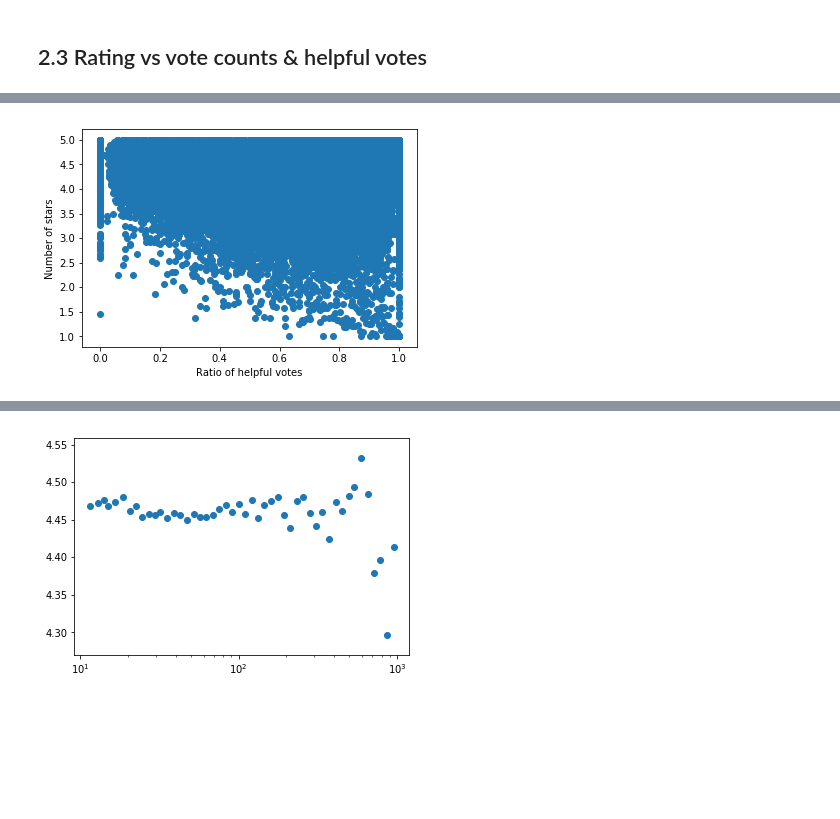
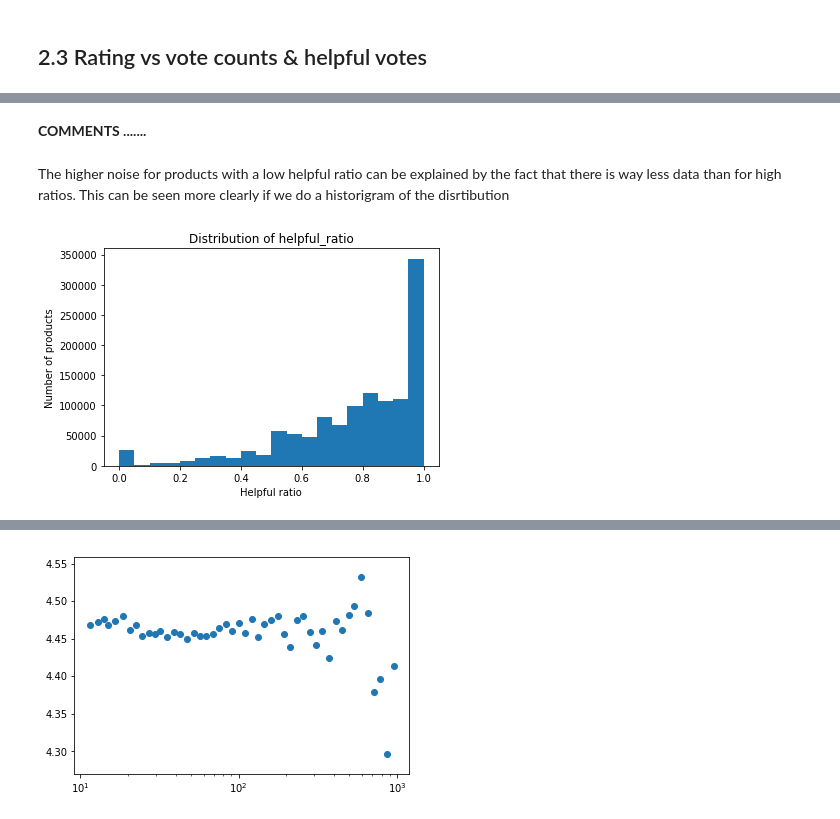
Before and after one commit to Billotais/cs_401_project, a Jupyter notebook: notebook.ipynb, the cells around one changed output, grey strips where cells are left out. Cells and saved outputs as stored; diff of their text form; code cells hidden in the pictures; blank space fills up the shorter version.

Commit message:
Commented for helpful_ratio

```diff
--- a/notebook.ipynb
+++ b/notebook.ipynb
@@ -109,5 +115,3 @@ def group_by_product(data):
 
 
     return avg_stars
-# %%
-data = keep_verified(data)
@@ -120,2 +127,3 @@ avg_stars.count()
 # %%
-main_avg_stars = avg_stars.where('n_reviews > 10')
+main_avg_stars = avg_stars.where('n_reviews > 2')
+main_avg_stars.count()
@@ -151,0 +146,2 @@ by_product.sort_values(by='n_reviews')
+# %%
+by_product = by_product.drop(columns=['helpful_votes', 'total_votes', 'first_date', 'std_rating'])
@@ -169,7 +176,12 @@ plt.plot(grouped_product_ratio['ratio_helpful'], grouped_product_ratio['rating']
+# %% [markdown]
+**COMMENTS .......**
+# %% [markdown]
+The higher noise for products with a low helpful ratio can be explained by the fact that there is way less data than for high ratios. This can be seen more clearly if we do a historigram of the disrtibution
 # %%
-plt.scatter(by_product['ratio_helpful'], by_product['rating'])
-plt.xlabel('Ratio of helpful votes')
-plt.ylabel('Number of stars')
+by_product['ratio_helpful'].plot.hist(20)
+plt.xlabel("Helpful ratio")
+plt.ylabel("Number of products")
+plt.title("Distribution of helpful_ratio")
 plt.show()
 # %% [output]
-[figure, old version]
+[figure, new version]
```
Also changed, not shown: parts of 48 cells of this notebook, 1 other file.
